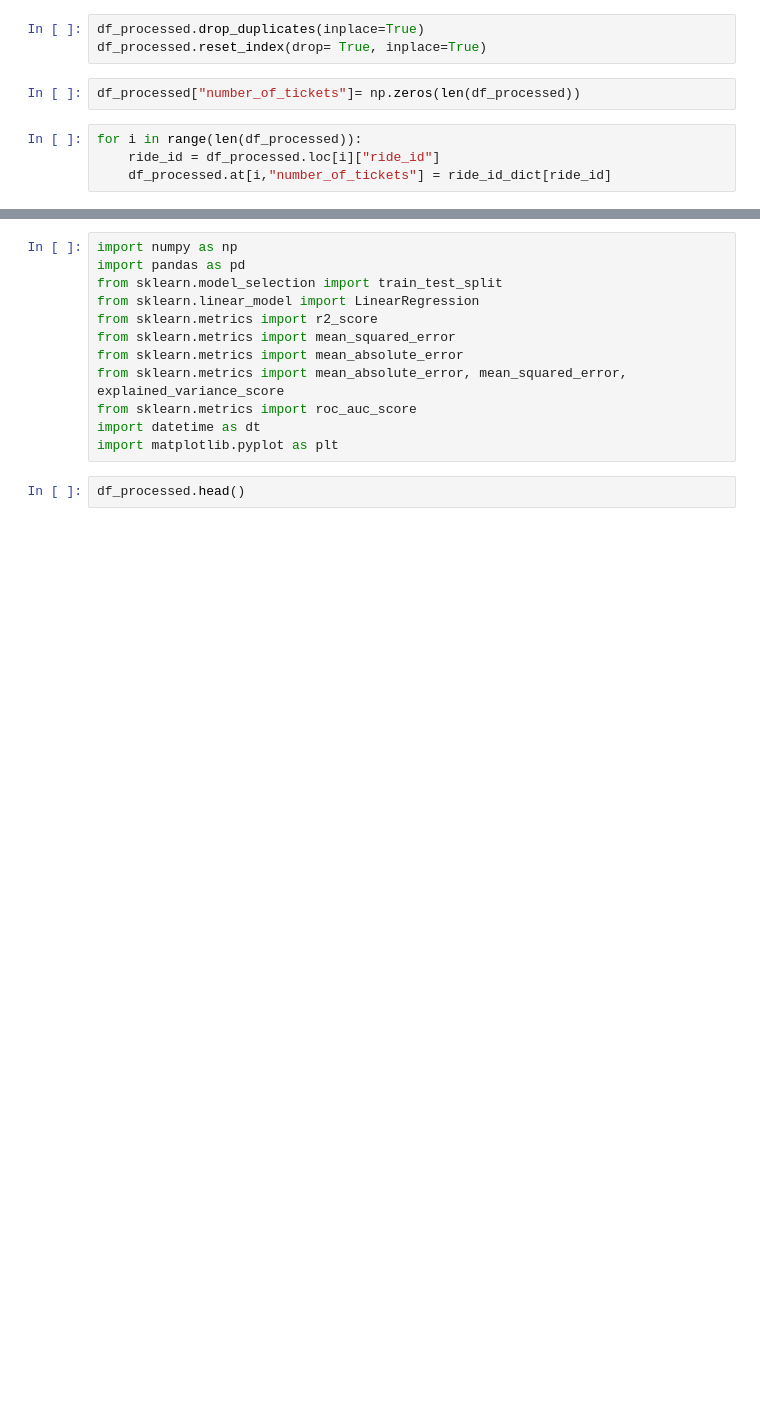
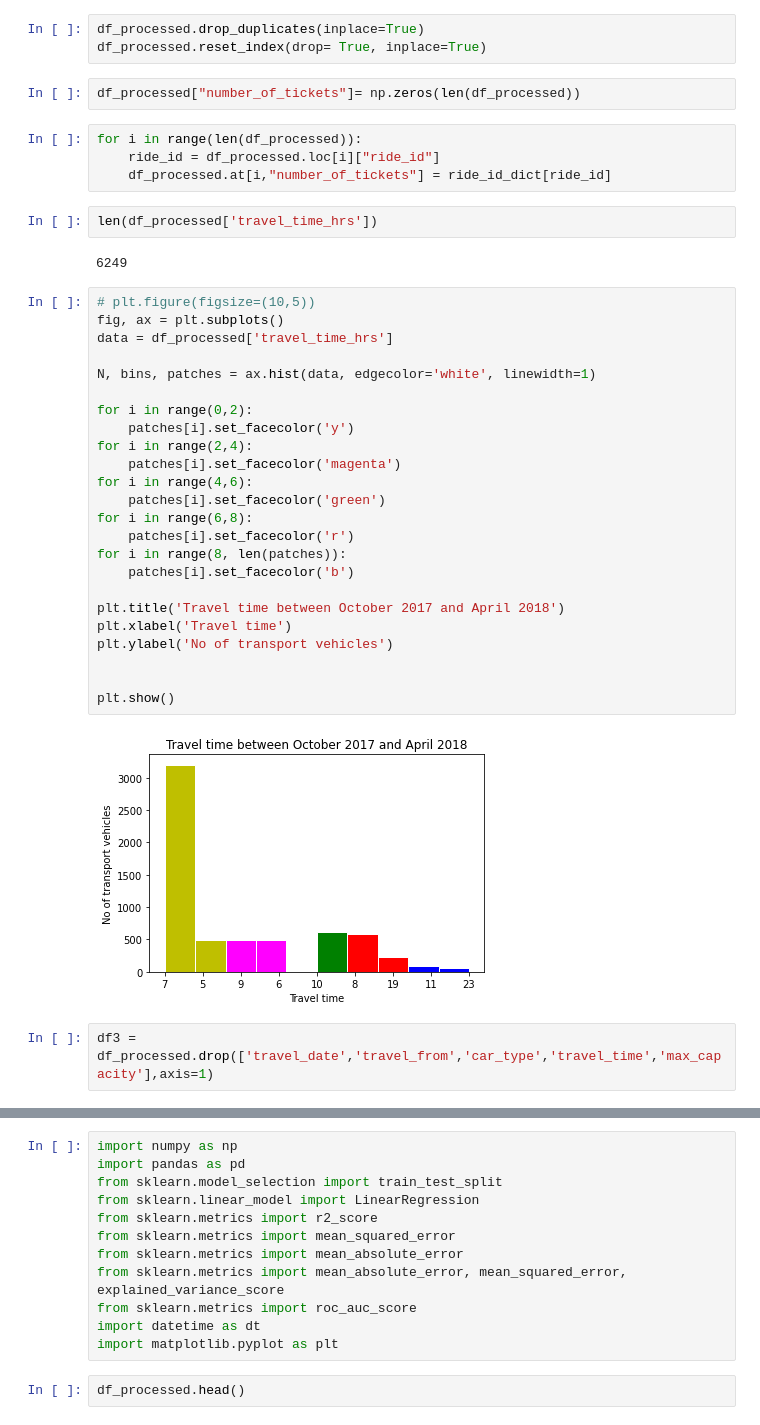
Before and after one commit to VaideswarReddy/Demanad-prediction-for-public-transport, a Jupyter notebook: Vaideswar_Reddy_Team_5_Capstone_Project_2.ipynb, the cells around one changed output, grey strips where cells are left out. Cells and saved outputs as stored; diff of their text form; blank space fills up the shorter version.

```diff
--- a/Vaideswar_Reddy_Team_5_Capstone_Project_2.ipynb
+++ b/Vaideswar_Reddy_Team_5_Capstone_Project_2.ipynb
@@ -637,4 +684,36 @@ df_processed["number_of_tickets"]= np.zeros(len(df_processed))
 for i in range(len(df_processed)):
     ride_id = df_processed.loc[i]["ride_id"]
     df_processed.at[i,"number_of_tickets"] = ride_id_dict[ride_id]
+# %%
+len(df_processed['travel_time_hrs'])
+# %% [output]
+6249
+# %%
+# plt.figure(figsize=(10,5))
+fig, ax = plt.subplots()
+data = df_processed['travel_time_hrs']
+
+N, bins, patches = ax.hist(data, edgecolor='white', linewidth=1)
+
+for i in range(0,2):
+    patches[i].set_facecolor('y')
+for i in range(2,4):
+    patches[i].set_facecolor('magenta')
+for i in range(4,6):
+    patches[i].set_facecolor('green')
+for i in range(6,8):
+    patches[i].set_facecolor('r')
+for i in range(8, len(patches)):
+    patches[i].set_facecolor('b')
+
+plt.title('Travel time between October 2017 and April 2018')
+plt.xlabel('Travel time')
+plt.ylabel('No of transport vehicles')
+
+
+plt.show()
+# %% [output]
+[figure, added]
+# %%
+df3 = df_processed.drop(['travel_date','travel_from','car_type','travel_time','max_capacity'],axis=1)
 # %%
```
Also changed, not shown: parts of 91 cells of this notebook.
